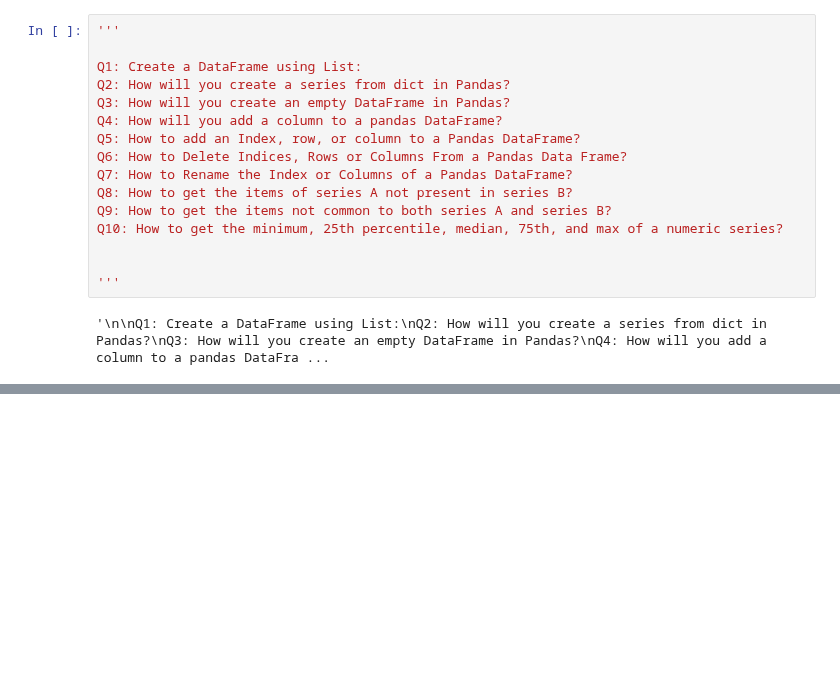
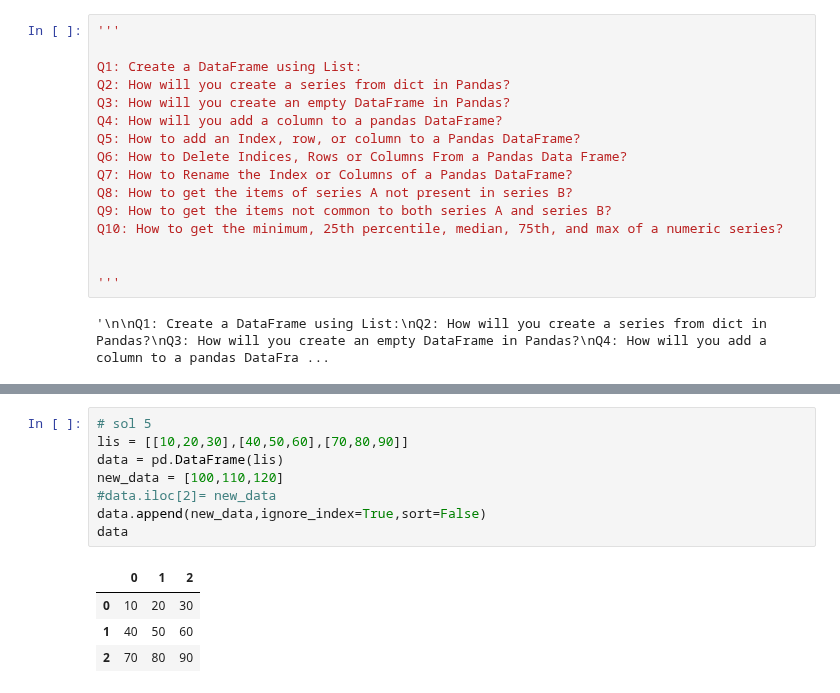
Before and after one commit to AkashKumarSingh11032001/IBM-Artificial-Intelligence-and-Machine-Learning-By-IBM-Watson, a Jupyter notebook: Lec 4.ipynb, the cells around one changed output, grey strips where cells are left out. Drawn from its saved outputs; the diff is of its cells as text; blank space fills up the shorter version.

```diff
--- a/Lec 4.ipynb
+++ b/Lec 4.ipynb
@@ -755,0 +749,13 @@ KeyError: 1
+# %%
+# sol 5
+lis = [[10,20,30],[40,50,60],[70,80,90]]
+data = pd.DataFrame(lis)
+new_data = [100,110,120]
+#data.iloc[2]= new_data
+data.append(new_data,ignore_index=True,sort=False)
+data
+# %% [output]
+|  | 0 | 1 | 2 |
+| 0 | 10 | 20 | 30 |
+| 1 | 40 | 50 | 60 |
+| 2 | 70 | 80 | 90 |
```
Also changed, not shown: parts of 11 cells of this notebook.
